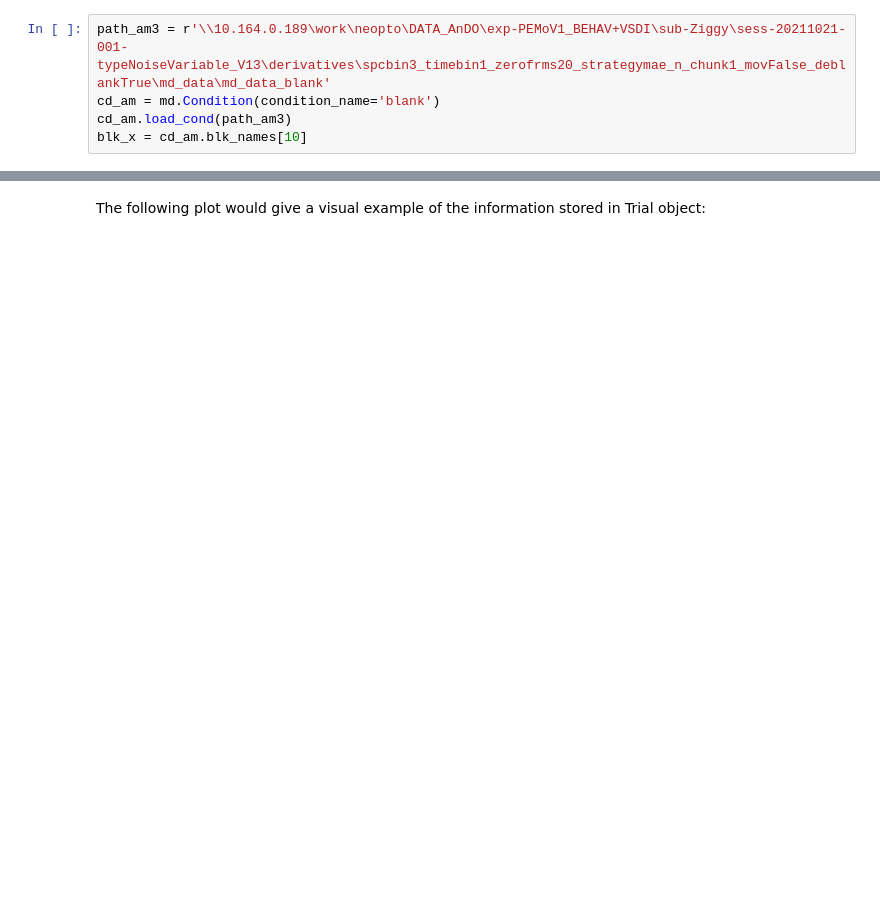
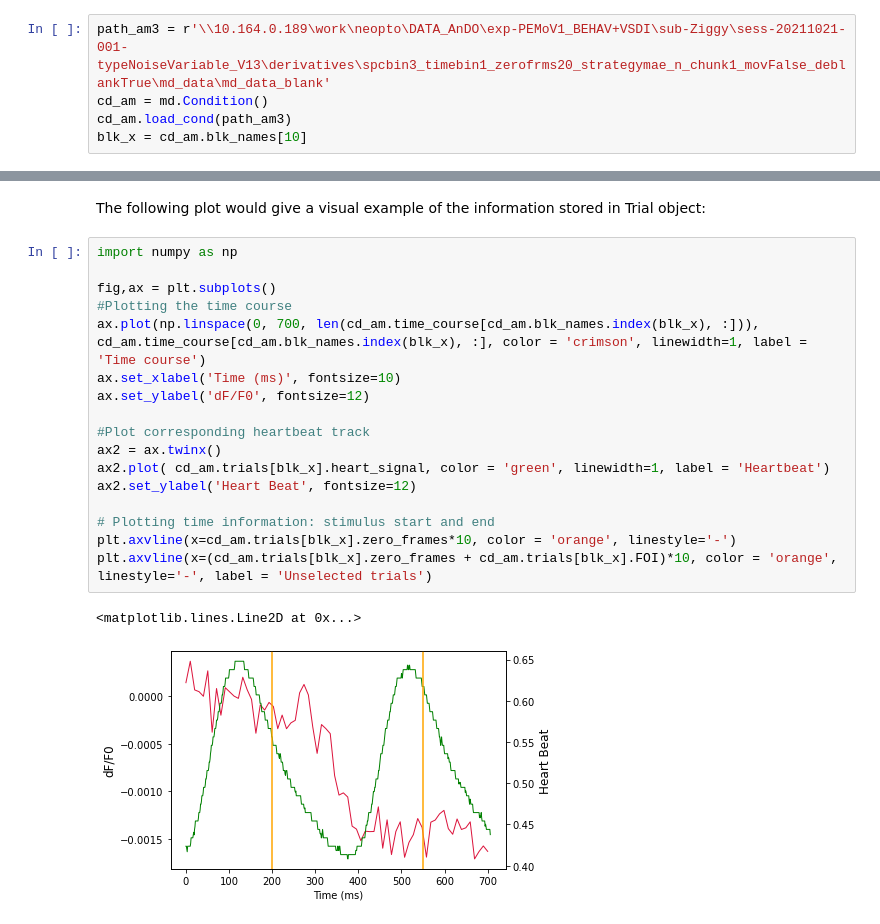
Before and after one commit to SaGiancani/vsdi-processing, a Jupyter notebook: vsdi_processing_toy.ipynb, the cells around one changed output, grey strips where cells are left out. Drawn from its saved outputs; the diff is of its cells as text; blank space fills up the shorter version.

Commit message:
Heartbeat and piezo tracks added to Trial object

```diff
--- a/vsdi_processing_toy.ipynb
+++ b/vsdi_processing_toy.ipynb
@@ -193,7 +188,7 @@ cd_one.binned_data[cd_one.blk_names.index(filename), :, :, :].shape
 All the elements of a condition share the position of storing. Querying the filename among the blk_names of the condition, we have access to all the stored information related to that raw file.
 # %%
 path_am3 = r'\\10.164.0.189\work\neopto\DATA_AnDO\exp-PEMoV1_BEHAV+VSDI\sub-Ziggy\sess-20211021-001-typeNoiseVariable_V13\derivatives\spcbin3_timebin1_zerofrms20_strategymae_n_chunk1_movFalse_deblankTrue\md_data\md_data_blank'
-cd_am = md.Condition(condition_name='blank')
+cd_am = md.Condition()
 cd_am.load_cond(path_am3)
 blk_x = cd_am.blk_names[10]
 # %% [output]
@@ -236,3 +246,23 @@ plt.plot(cd_am.trials[blk_x].piezo_signal)
 # %% [markdown]
 The following plot would give a visual example of the information stored in Trial object:
+# %%
+import numpy as np
+
+fig,ax = plt.subplots()
+#Plotting the time course
+ax.plot(np.linspace(0, 700, len(cd_am.time_course[cd_am.blk_names.index(blk_x), :])), cd_am.time_course[cd_am.blk_names.index(blk_x), :], color = 'crimson', linewidth=1, label = 'Time course')
+ax.set_xlabel('Time (ms)', fontsize=10)
+ax.set_ylabel('dF/F0', fontsize=12)
+
+#Plot corresponding heartbeat track
+ax2 = ax.twinx()
+ax2.plot( cd_am.trials[blk_x].heart_signal, color = 'green', linewidth=1, label = 'Heartbeat')
+ax2.set_ylabel('Heart Beat', fontsize=12)
+
+# Plotting time information: stimulus start and end
+plt.axvline(x=cd_am.trials[blk_x].zero_frames*10, color = 'orange', linestyle='-')
+plt.axvline(x=(cd_am.trials[blk_x].zero_frames + cd_am.trials[blk_x].FOI)*10, color = 'orange', linestyle='-', label = 'Unselected trials')
+# %% [output]
+<matplotlib.lines.Line2D at 0x...>
+[figure, added]
 # %%
```
Also changed, not shown: parts of 14 cells of this notebook.
